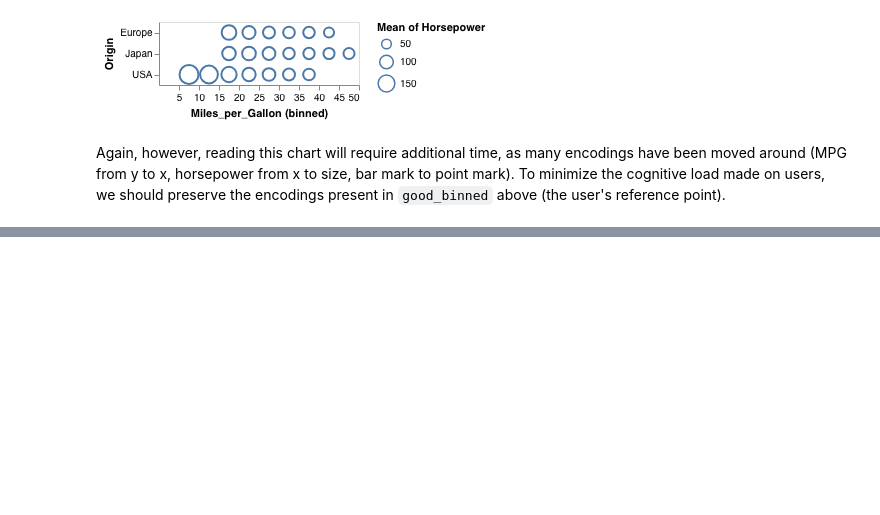
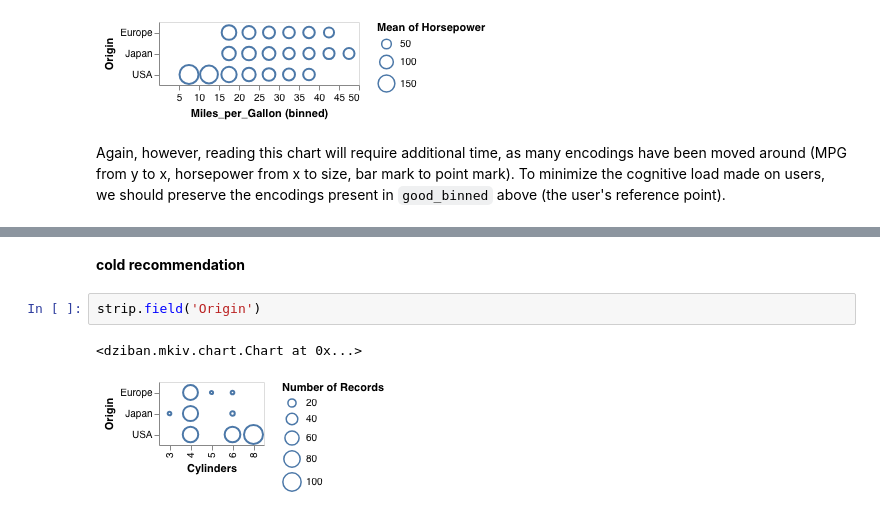
Before and after one commit to uwdata/dziban, a Jupyter notebook: examples/MKIV.ipynb, the cells around one changed output, grey strips where cells are left out. Saved outputs shown, nothing was run; the diff lists cells and outputs as text; blank space fills up the shorter version.

```diff
--- a/examples/MKIV.ipynb
+++ b/examples/MKIV.ipynb
@@ -67,0 +69,7 @@ origin_good
+# %% [markdown]
+__cold recommendation__
+# %%
+strip.field('Origin')
+# %% [output]
+<dziban.mkiv.chart.Chart at 0x...>
+[figure, added]
```
Also changed, not shown: parts of 18 cells of this notebook, 3 other files.
